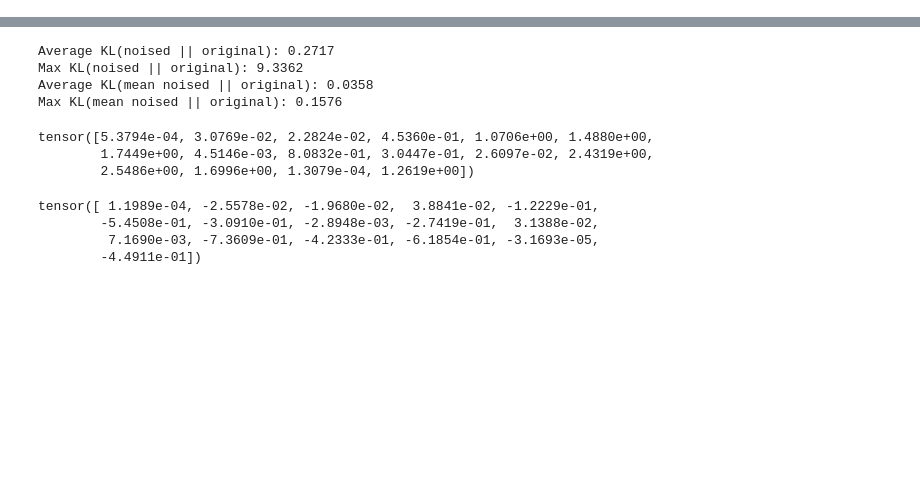
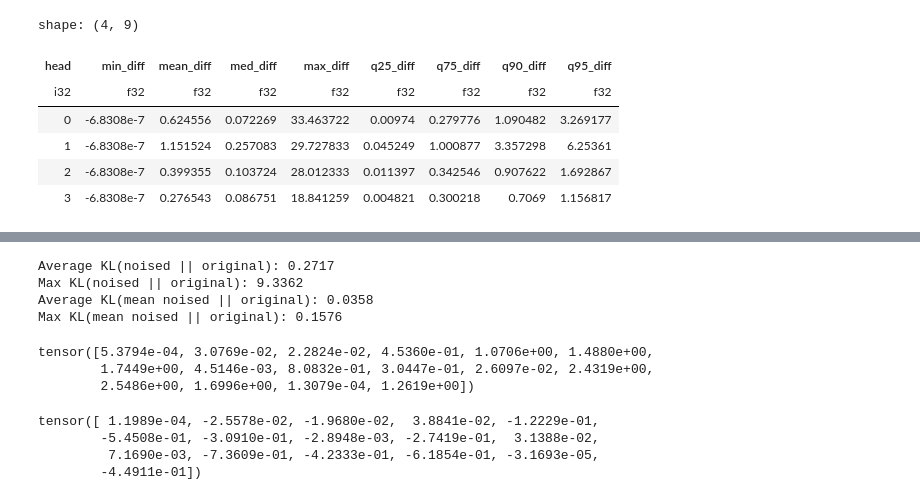
Before and after one commit to dashstander/ngram-markov, a Jupyter notebook: noise_operator.ipynb, the cells around one changed output, grey strips where cells are left out. Cells and saved outputs as stored; diff of their text form; code cells hidden in the pictures; blank space fills up the shorter version.

```diff
--- a/noise_operator.ipynb
+++ b/noise_operator.ipynb
@@ -211,0 +364,25 @@ tensor([[ -8.0185,     -inf,     -inf,  ...,     -inf,     -inf,     -inf],
+# %%
+(
+    patching_df
+    .filter(pl.col('layer').eq(1) & pl.col('variable').eq('l2f_vs_full'))
+    .group_by('head')
+    .agg(
+        min_diff = pl.col('value').min(),
+        mean_diff = pl.col('value').mean(),
+        med_diff = pl.col('value').median(),
+        max_diff = pl.col('value').max(),
+        q25_diff = pl.col('value').quantile(0.25),
+        q75_diff = pl.col('value').quantile(0.75),
+        q90_diff = pl.col('value').quantile(0.90),
+        q95_diff = pl.col('value').quantile(0.95),
+    )
+    .sort('head')
+)
+# %% [output]
+shape: (4, 9)
+| head | min_diff | mean_diff | med_diff | max_diff | q25_diff | q75_diff | q90_diff | q95_diff |
+| i32 | f32 | f32 | f32 | f32 | f32 | f32 | f32 | f32 |
+| 0 | -6.8308e-7 | 0.624556 | 0.072269 | 33.463722 | 0.00974 | 0.279776 | 1.090482 | 3.269177 |
+| 1 | -6.8308e-7 | 1.151524 | 0.257083 | 29.727833 | 0.045249 | 1.000877 | 3.357298 | 6.25361 |
+| 2 | -6.8308e-7 | 0.399355 | 0.103724 | 28.012333 | 0.011397 | 0.342546 | 0.907622 | 1.692867 |
+| 3 | -6.8308e-7 | 0.276543 | 0.086751 | 18.841259 | 0.004821 | 0.300218 | 0.7069 | 1.156817 |
```
Also changed, not shown: parts of 16 cells of this notebook, 1 other file.
